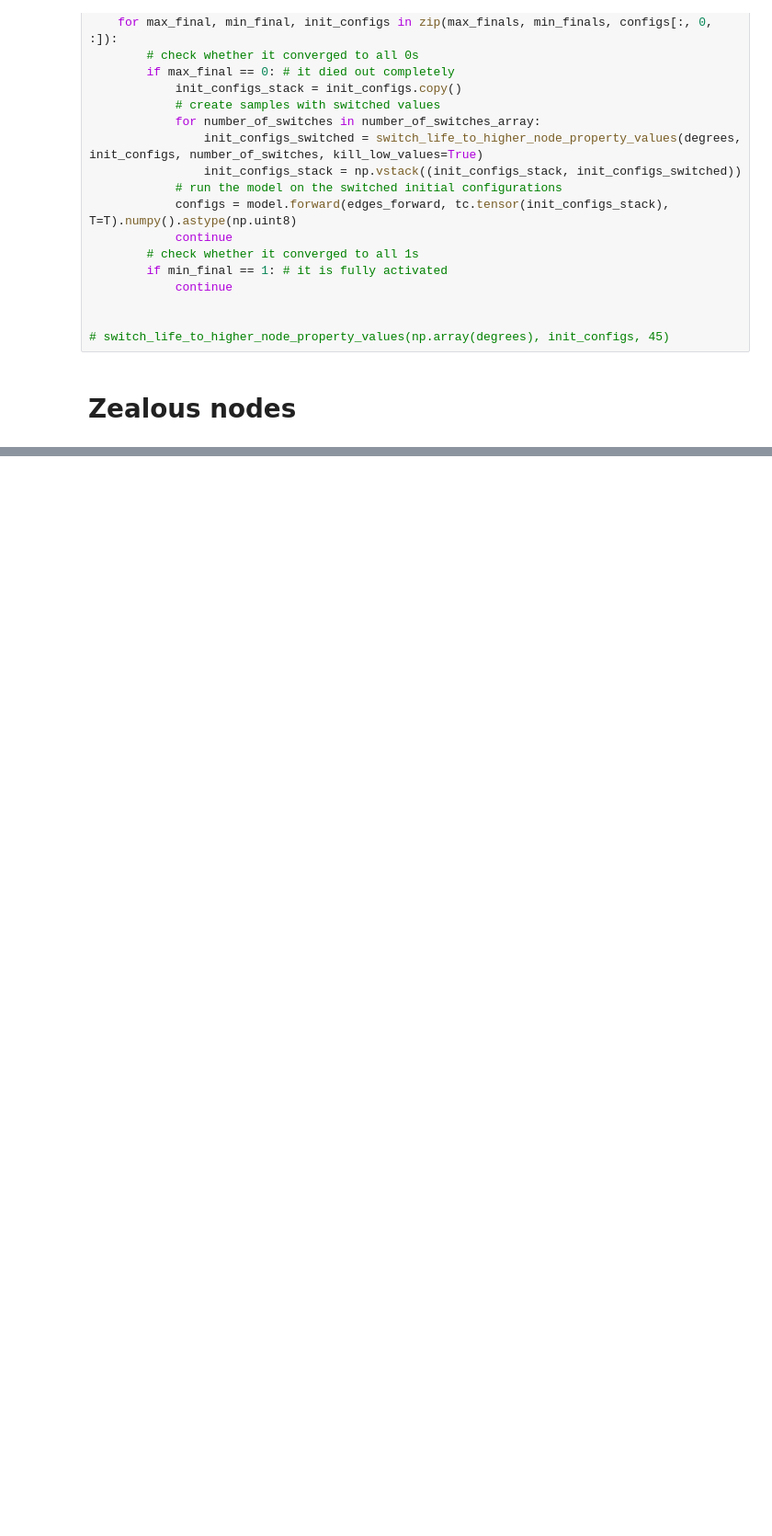
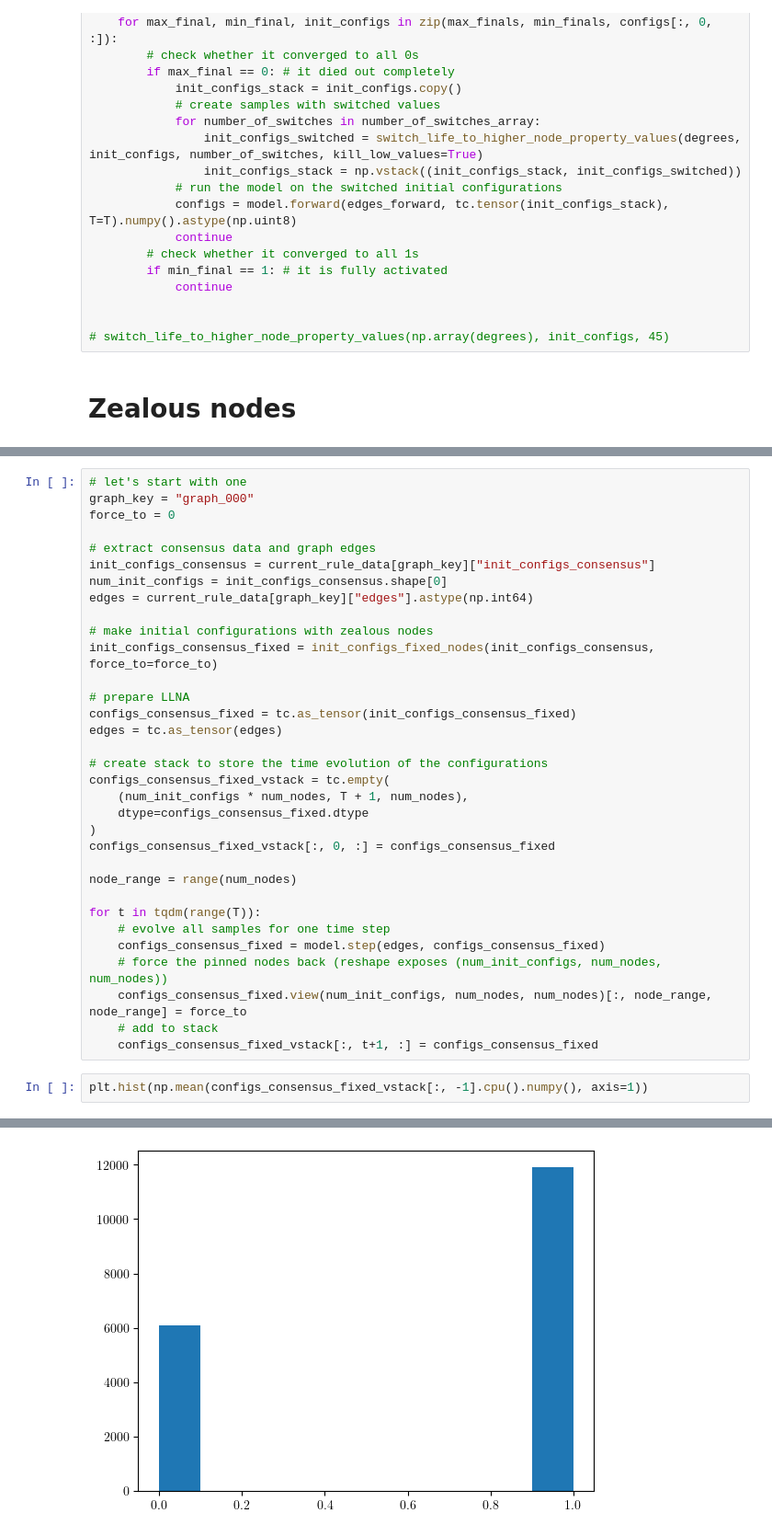
Before and after one commit to mrollier/network_automata_robustness, a Jupyter notebook: manuscript/impact_analysis-figures.ipynb, the cells around one changed output, grey strips where cells are left out. Shown at 92% size. Cells and saved outputs as stored; diff of their text form; blank space fills up the shorter version.

Commit message:
add method to efficiently calculate the impact of zealous nodes

```diff
--- a/manuscript/impact_analysis-figures.ipynb
+++ b/manuscript/impact_analysis-figures.ipynb
@@ -1810,0 +1890,36 @@ for _, data in tqdm(rule_488_464.items(), total=len(rule_488_464.items())):
+# %%
+# let's start with one
+graph_key = "graph_000"
+force_to = 0
+
+# extract consensus data and graph edges
+init_configs_consensus = current_rule_data[graph_key]["init_configs_consensus"]
+num_init_configs = init_configs_consensus.shape[0]
+edges = current_rule_data[graph_key]["edges"].astype(np.int64)
+
+# make initial configurations with zealous nodes
+init_configs_consensus_fixed = init_configs_fixed_nodes(init_configs_consensus, force_to=force_to)
+
+# prepare LLNA
+configs_consensus_fixed = tc.as_tensor(init_configs_consensus_fixed)
+edges = tc.as_tensor(edges)
+
+# create stack to store the time evolution of the configurations
+configs_consensus_fixed_vstack = tc.empty(
+    (num_init_configs * num_nodes, T + 1, num_nodes),
+    dtype=configs_consensus_fixed.dtype
+)
+configs_consensus_fixed_vstack[:, 0, :] = configs_consensus_fixed
+
+node_range = range(num_nodes)
+
+for t in tqdm(range(T)):
+    # evolve all samples for one time step
+    configs_consensus_fixed = model.step(edges, configs_consensus_fixed)
+    # force the pinned nodes back (reshape exposes (num_init_configs, num_nodes, num_nodes))
+    configs_consensus_fixed.view(num_init_configs, num_nodes, num_nodes)[:, node_range, node_range] = force_to
+    # add to stack
+    configs_consensus_fixed_vstack[:, t+1, :] = configs_consensus_fixed
+# %%
+plt.hist(np.mean(configs_consensus_fixed_vstack[:, -1].cpu().numpy(), axis=1))
+# %% [output]
@@ -1810,0 +1931 @@ for _, data in tqdm(rule_488_464.items(), total=len(rule_488_464.items())):
+[figure, added]
```
Also changed, not shown: parts of 10 cells of this notebook.
